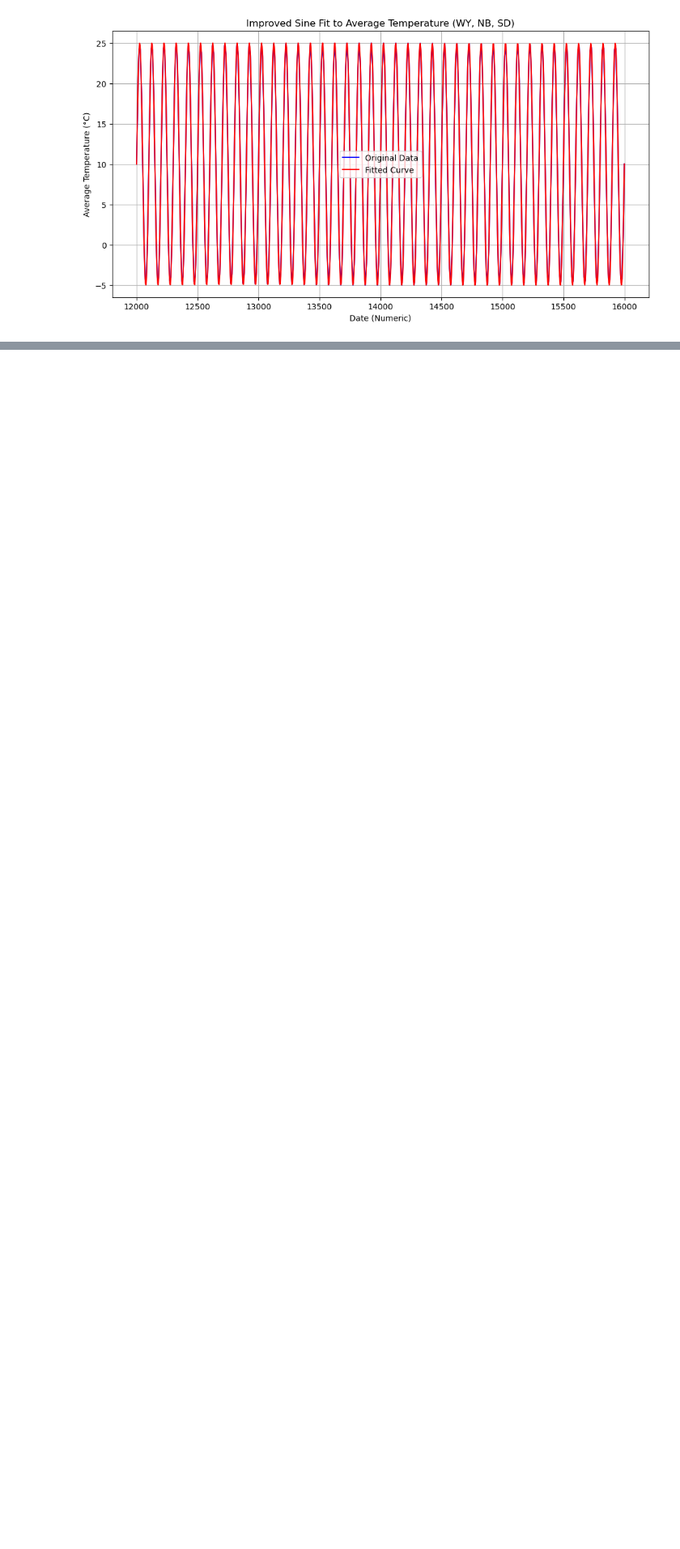
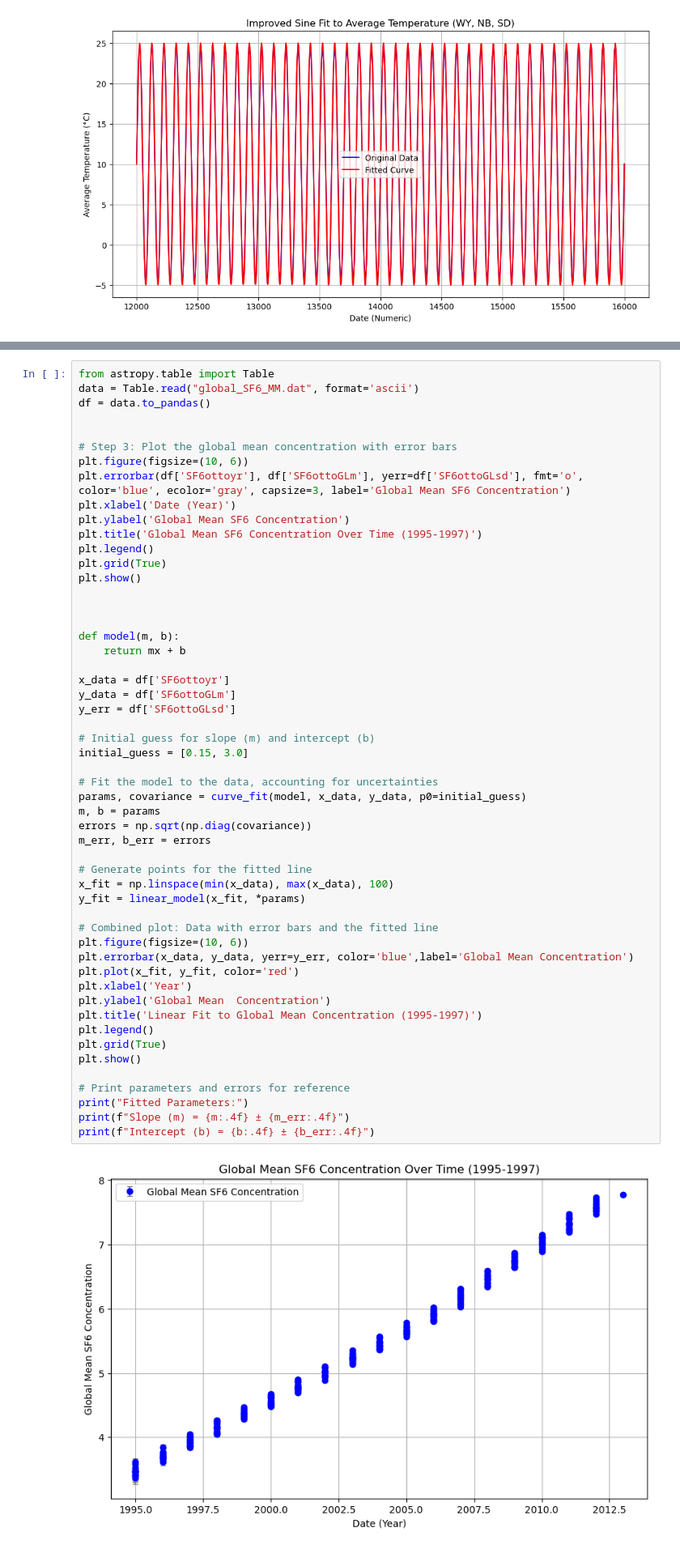
Before and after one commit to sareena-mann/sareena_decal, a Jupyter notebook: hw10.ipynb, the cells around one changed output, grey strips where cells are left out. Shown at 81% size. Drawn from its saved outputs; the diff is of its cells as text; blank space fills up the shorter version.

```diff
--- a/hw10.ipynb
+++ b/hw10.ipynb
@@ -178,0 +181,55 @@ y = 15.0000 * sin(0.0628 * (x + 0.0000)) + -0.0000 * sin(0.1257 * (x + 0.0000))
+# %%
+from astropy.table import Table
+data = Table.read("global_SF6_MM.dat", format='ascii')
+df = data.to_pandas()
+
+
+# Step 3: Plot the global mean concentration with error bars
+plt.figure(figsize=(10, 6))
+plt.errorbar(df['SF6ottoyr'], df['SF6ottoGLm'], yerr=df['SF6ottoGLsd'], fmt='o', color='blue', ecolor='gray', capsize=3, label='Global Mean SF6 Concentration')
+plt.xlabel('Date (Year)')
+plt.ylabel('Global Mean SF6 Concentration')
+plt.title('Global Mean SF6 Concentration Over Time (1995-1997)')
+plt.legend()
+plt.grid(True)
+plt.show()
+
+
+
+def model(m, b):
+    return mx + b
+
+x_data = df['SF6ottoyr']
+y_data = df['SF6ottoGLm']
+y_err = df['SF6ottoGLsd']
+
+# Initial guess for slope (m) and intercept (b)
+initial_guess = [0.15, 3.0]
+
+# Fit the model to the data, accounting for uncertainties
+params, covariance = curve_fit(model, x_data, y_data, p0=initial_guess)
+m, b = params
+errors = np.sqrt(np.diag(covariance))
+m_err, b_err = errors
+
+# Generate points for the fitted line
+x_fit = np.linspace(min(x_data), max(x_data), 100)
+y_fit = linear_model(x_fit, *params)
+
+# Combined plot: Data with error bars and the fitted line
+plt.figure(figsize=(10, 6))
+plt.errorbar(x_data, y_data, yerr=y_err, color='blue',label='Global Mean Concentration')
+plt.plot(x_fit, y_fit, color='red')
+plt.xlabel('Year')
+plt.ylabel('Global Mean  Concentration')
+plt.title('Linear Fit to Global Mean Concentration (1995-1997)')
+plt.legend()
+plt.grid(True)
+plt.show()
+
+# Print parameters and errors for reference
+print("Fitted Parameters:")
+print(f"Slope (m) = {m:.4f} ± {m_err:.4f}")
+print(f"Intercept (b) = {b:.4f} ± {b_err:.4f}")
+# %% [output]
+[figure, added]
```
Also changed, not shown: parts of 2 cells of this notebook, 3 other files.
